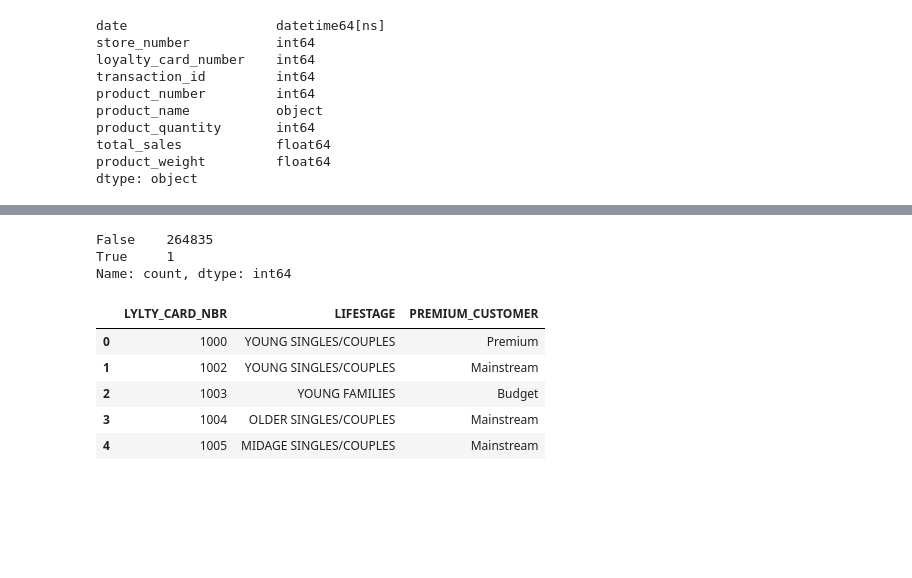
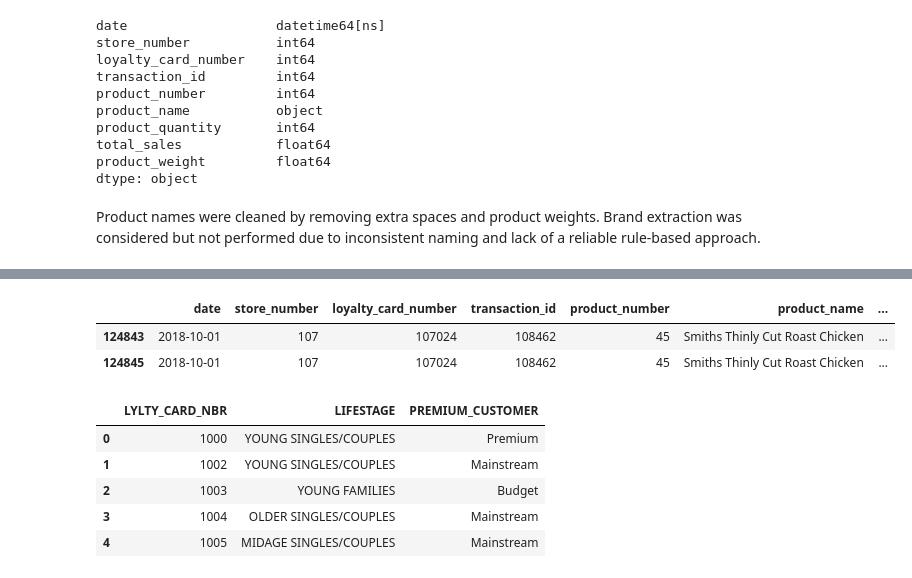
Before and after one commit to 7086600/quantium_project, a Jupyter notebook: quantium.ipynb, the cells around one changed output, grey strips where cells are left out. Cells and saved outputs as stored; diff of their text form; code cells hidden in the pictures; blank space fills up the shorter version.

Commit message:
checking duplicates; drop them

```diff
--- a/quantium.ipynb
+++ b/quantium.ipynb
@@ -220,6 +220,9 @@ dtype: object
 transactions['product_name'] = transactions['product_name'] \
     .str.replace(r'(\d+)[gG]', '', regex=True) \
     .str.strip()
+# %% [markdown]
+Product names were cleaned by removing extra spaces and product weights.
+Brand extraction was considered but not performed due to inconsistent naming and lack of a reliable rule-based approach.
 # %%
 # checking results
 transactions.tail()
@@ -245,11 +248,11 @@ transactions.describe()
 | std | NaN | 76.78 | 80579.98 | 78133.03 | 32.83 | 0.64 | ... |
 # %%
 # checking the duplicates
-transactions.duplicated().value_counts()
+transactions[transactions.duplicated(keep=False)]
 # %% [output]
-False    264835
-True     1
-Name: count, dtype: int64
+|  | date | store_number | loyalty_card_number | transaction_id | product_number | product_name | ... |
+| 124843 | 2018-10-01 | 107 | 107024 | 108462 | 45 | Smiths Thinly Cut Roast Chicken | ... |
+| 124845 | 2018-10-01 | 107 | 107024 | 108462 | 45 | Smiths Thinly Cut Roast Chicken | ... |
 # %%
 purchase_behaviour.head()
 # %% [output]
```
